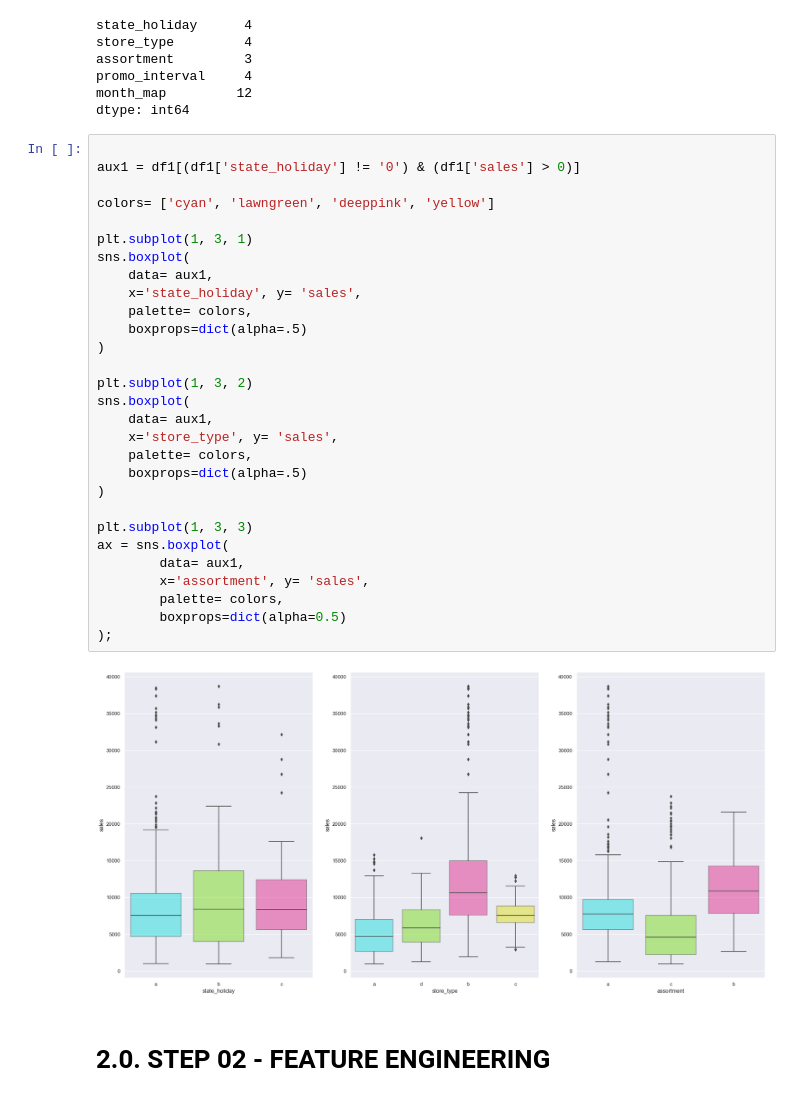
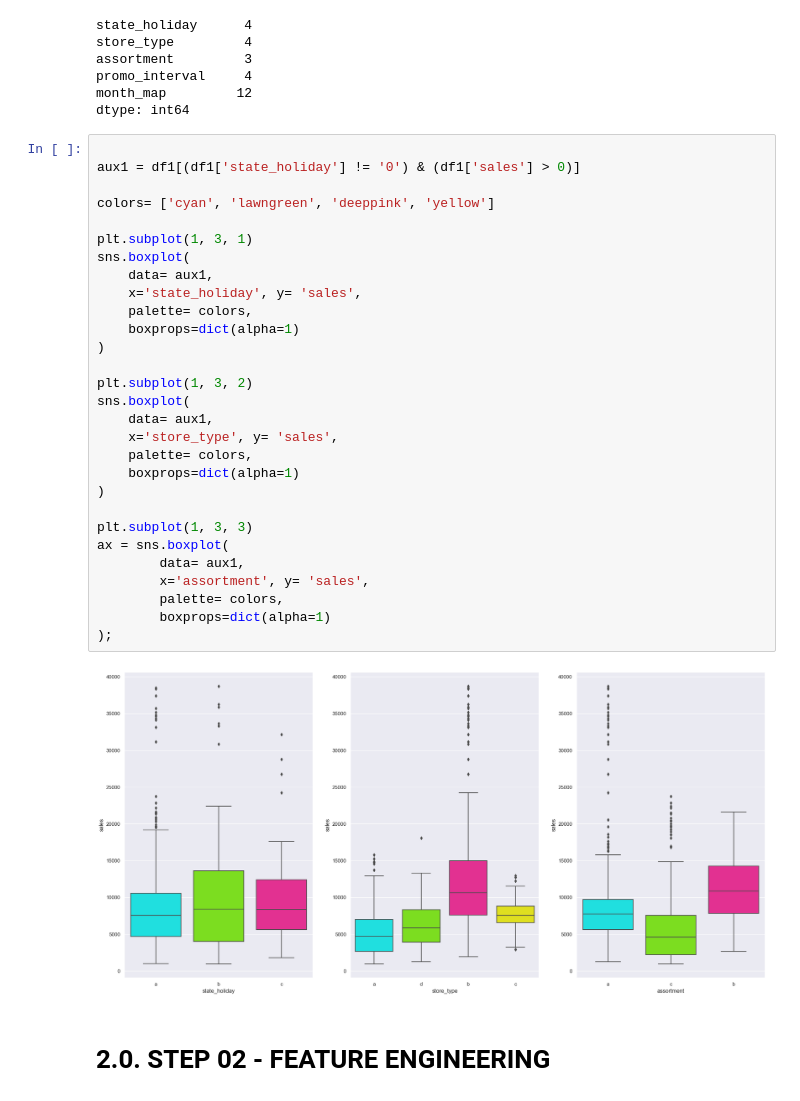
Before and after one commit to JoseEduardof93/Pharmacy-Sales-Forecast, a Jupyter notebook: notebooks/mod04_v01_forecast_project_eda.ipynb, the cells around one changed output. Drawn from its saved outputs; the diff is of its cells as text.

```diff
--- a/notebooks/mod04_v01_forecast_project_eda.ipynb
+++ b/notebooks/mod04_v01_forecast_project_eda.ipynb
@@ -202,34 +202,34 @@ dtype: int64
 # %%
 
 aux1 = df1[(df1['state_holiday'] != '0') & (df1['sales'] > 0)]
 
 colors= ['cyan', 'lawngreen', 'deeppink', 'yellow']
 
 plt.subplot(1, 3, 1)
 sns.boxplot(
     data= aux1,
     x='state_holiday', y= 'sales',
     palette= colors,
-    boxprops=dict(alpha=.5)
+    boxprops=dict(alpha=1)
 )
 
 plt.subplot(1, 3, 2)
 sns.boxplot(
     data= aux1,
     x='store_type', y= 'sales',
     palette= colors,
-    boxprops=dict(alpha=.5)
+    boxprops=dict(alpha=1)
 )
 
 plt.subplot(1, 3, 3)
 ax = sns.boxplot(
         data= aux1,
         x='assortment', y= 'sales',
         palette= colors,
-        boxprops=dict(alpha=0.5)
+        boxprops=dict(alpha=1)
 );
 # %% [output]
-[figure, old version]
+[figure, new version]
 # %% [markdown]
 # 2.0. STEP 02 - FEATURE ENGINEERING
 # %%
```
Also changed, not shown: parts of 22 cells of this notebook.
